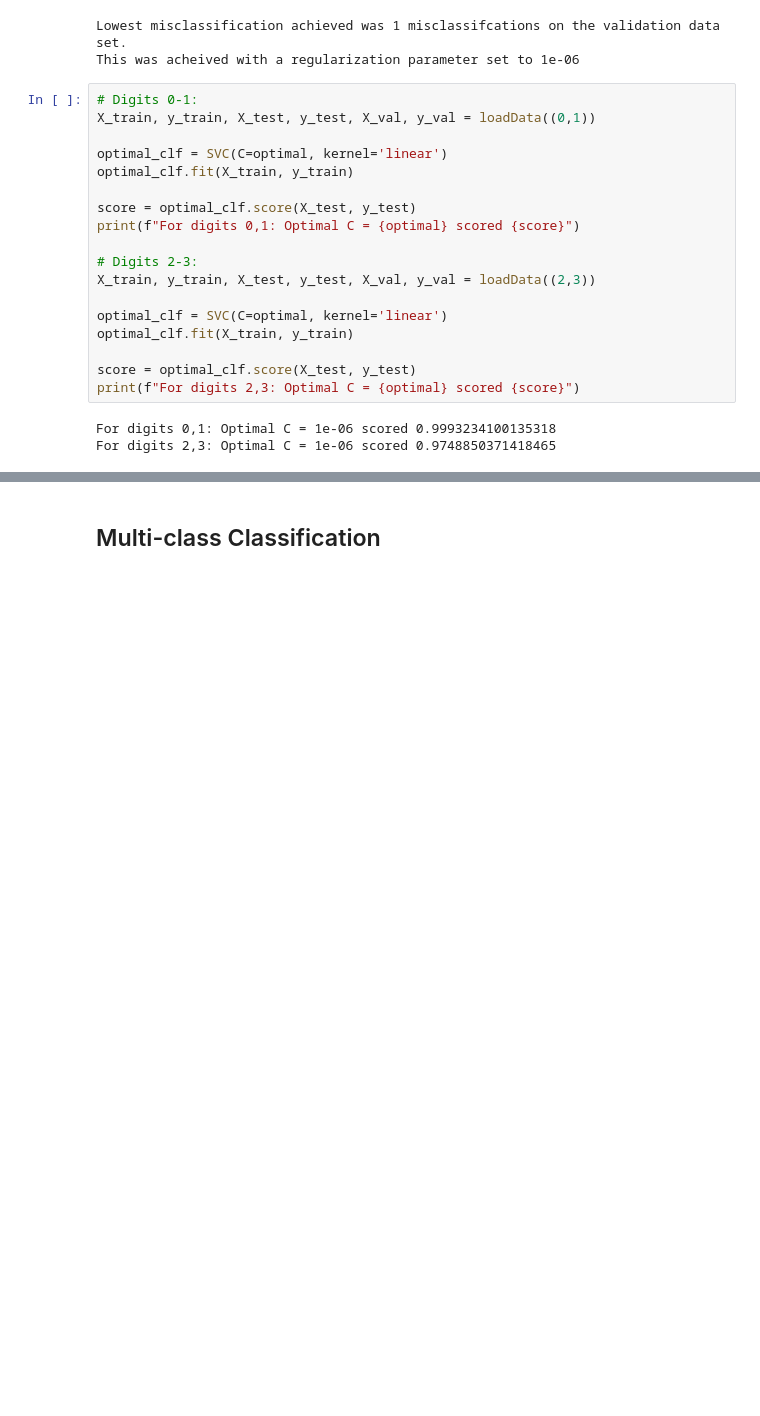
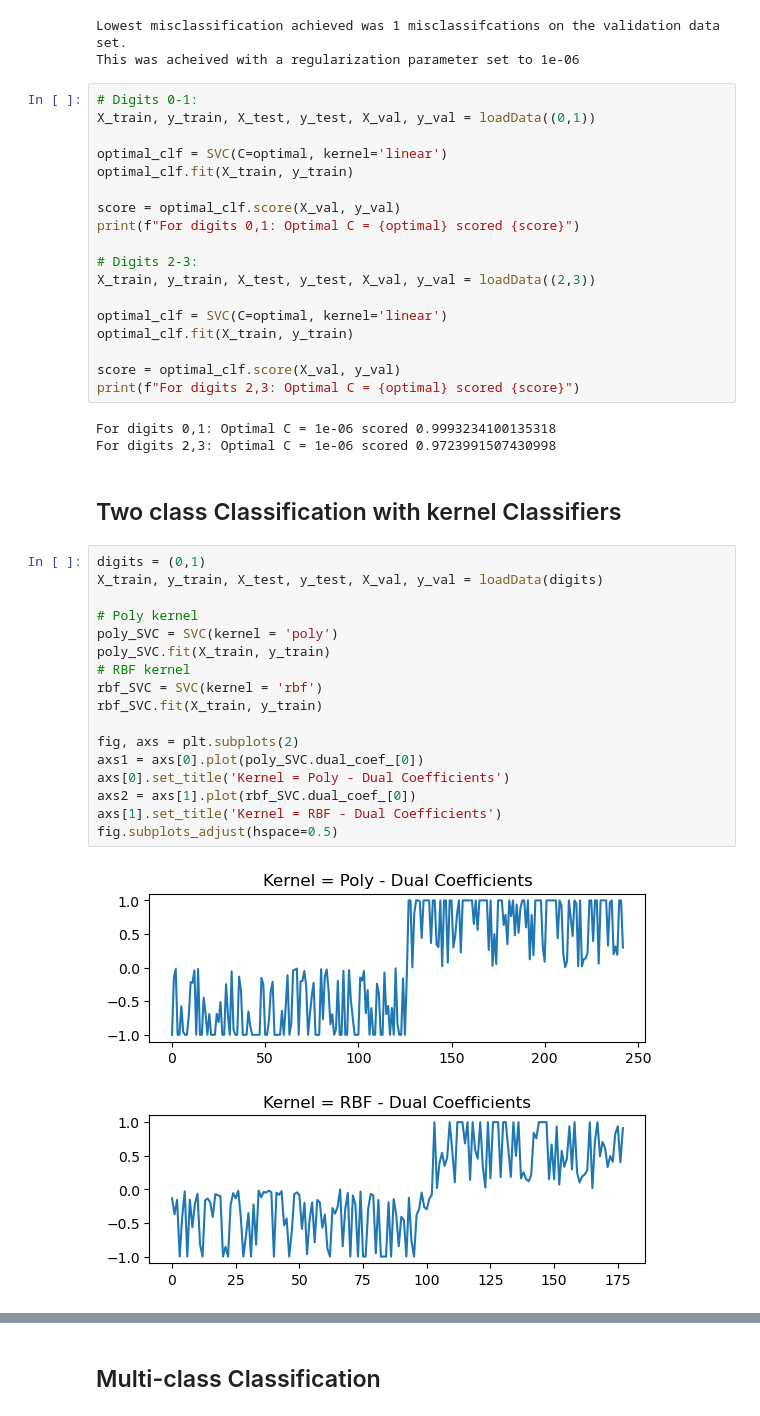
Before and after one commit to brandonegg/MNIST-classification, a Jupyter notebook: Phase3/Phase3.ipynb, the cells around one changed output, grey strips where cells are left out. Cells and saved outputs as stored; diff of their text form; blank space fills up the shorter version.

Commit message:
added rbf and poly tests

```diff
--- a/Phase3/Phase3.ipynb
+++ b/Phase3/Phase3.ipynb
@@ -161,7 +161,7 @@ X_train, y_train, X_test, y_test, X_val, y_val = loadData((0,1))
 optimal_clf = SVC(C=optimal, kernel='linear')
 optimal_clf.fit(X_train, y_train)
 
-score = optimal_clf.score(X_test, y_test)
+score = optimal_clf.score(X_val, y_val)
 print(f"For digits 0,1: Optimal C = {optimal} scored {score}")
 
 # Digits 2-3:
@@ -170,8 +170,29 @@ X_train, y_train, X_test, y_test, X_val, y_val = loadData((2,3))
 optimal_clf = SVC(C=optimal, kernel='linear')
 optimal_clf.fit(X_train, y_train)
 
-score = optimal_clf.score(X_test, y_test)
+score = optimal_clf.score(X_val, y_val)
 print(f"For digits 2,3: Optimal C = {optimal} scored {score}")
 # %% [output]
 For digits 0,1: Optimal C = 1e-06 scored 0.9993234100135318
-For digits 2,3: Optimal C = 1e-06 scored 0.9748850371418465
+For digits 2,3: Optimal C = 1e-06 scored 0.9723991507430998
+# %% [markdown]
+## Two class Classification with kernel Classifiers
+# %%
+digits = (0,1)
+X_train, y_train, X_test, y_test, X_val, y_val = loadData(digits)
+
+# Poly kernel
+poly_SVC = SVC(kernel = 'poly')
+poly_SVC.fit(X_train, y_train)
+# RBF kernel
+rbf_SVC = SVC(kernel = 'rbf')
+rbf_SVC.fit(X_train, y_train)
+
+fig, axs = plt.subplots(2)
+axs1 = axs[0].plot(poly_SVC.dual_coef_[0])
+axs[0].set_title('Kernel = Poly - Dual Coefficients')
+axs2 = axs[1].plot(rbf_SVC.dual_coef_[0])
+axs[1].set_title('Kernel = RBF - Dual Coefficients')
+fig.subplots_adjust(hspace=0.5)
+# %% [output]
+[figure, added]
```
Also changed, not shown: parts of 3 cells of this notebook.
